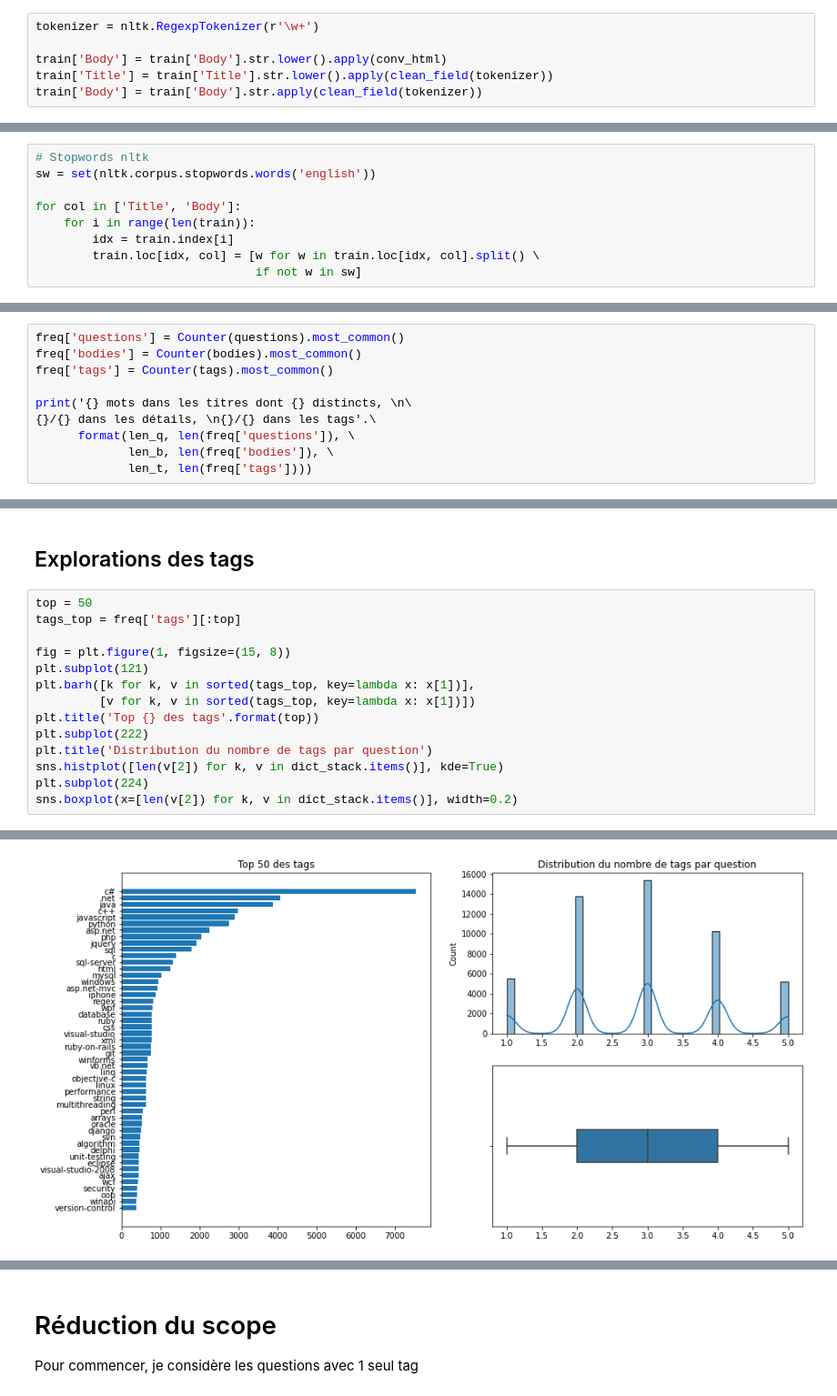
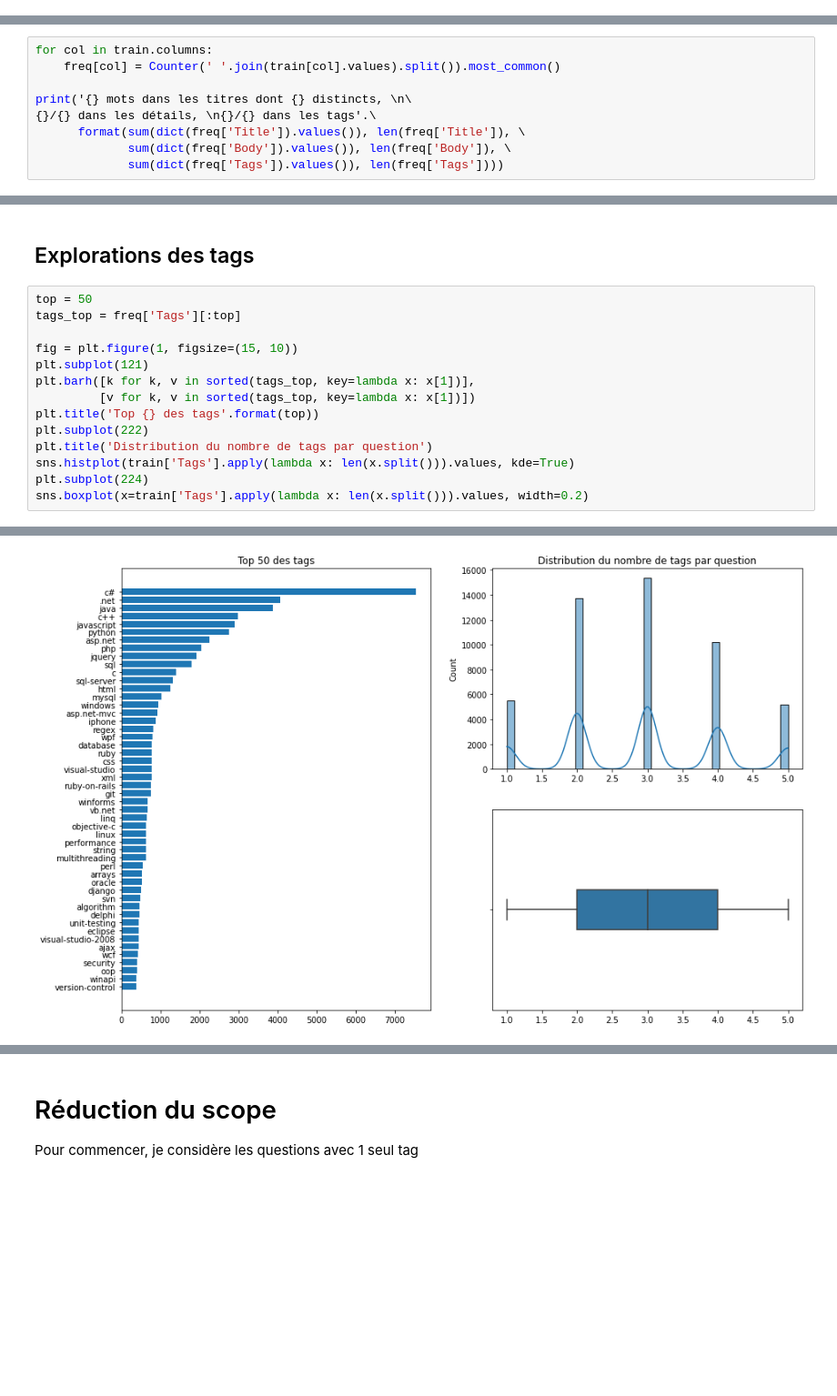
Before and after one commit to FKO78/OC-ds-p6, a Jupyter notebook: P6_Catégorisez_automatiquement_des_questions.ipynb, the cells around one changed output, grey strips where cells are left out. Shown at 91% size. Cells and saved outputs as stored; diff of their text form; blank space fills up the shorter version.

```diff
--- a/P6_Catégorisez_automatiquement_des_questions.ipynb
+++ b/P6_Catégorisez_automatiquement_des_questions.ipynb
@@ -153,6 +223,0 @@ memory usage: 1.5+ MB
-# %%
-tokenizer = nltk.RegexpTokenizer(r'\w+')
-
-train['Body'] = train['Body'].str.lower().apply(conv_html)
-train['Title'] = train['Title'].str.lower().apply(clean_field(tokenizer))
-train['Body'] = train['Body'].str.apply(clean_field(tokenizer))
@@ -209,22 +224,12 @@ train
-# %%
-# Stopwords nltk
-sw = set(nltk.corpus.stopwords.words('english'))
-
-for col in ['Title', 'Body']:
-    for i in range(len(train)):
-        idx = train.index[i]
-        train.loc[idx, col] = [w for w in train.loc[idx, col].split() \
-                               if not w in sw]
 # %% [markdown]
 # Dénombrements bruts
 # %%
-freq['questions'] = Counter(questions).most_common()
-freq['bodies'] = Counter(bodies).most_common()
-freq['tags'] = Counter(tags).most_common()
+for col in train.columns:
+    freq[col] = Counter(' '.join(train[col].values).split()).most_common()
 
 print('{} mots dans les titres dont {} distincts, \n\
 {}/{} dans les détails, \n{}/{} dans les tags'.\
-      format(len_q, len(freq['questions']), \
-             len_b, len(freq['bodies']), \
-             len_t, len(freq['tags'])))
+      format(sum(dict(freq['Title']).values()), len(freq['Title']), \
+             sum(dict(freq['Body']).values()), len(freq['Body']), \
+             sum(dict(freq['Tags']).values()), len(freq['Tags'])))
 # %% [output]
@@ -235,21 +240,21 @@ print('{} mots dans les titres dont {} distincts, \n\
 ## Explorations des tags
 # %%
 top = 50
-tags_top = freq['tags'][:top]
+tags_top = freq['Tags'][:top]
 
-fig = plt.figure(1, figsize=(15, 8))
+fig = plt.figure(1, figsize=(15, 10))
 plt.subplot(121)
 plt.barh([k for k, v in sorted(tags_top, key=lambda x: x[1])],
          [v for k, v in sorted(tags_top, key=lambda x: x[1])])
 plt.title('Top {} des tags'.format(top))
 plt.subplot(222)
 plt.title('Distribution du nombre de tags par question')
-sns.histplot([len(v[2]) for k, v in dict_stack.items()], kde=True)
+sns.histplot(train['Tags'].apply(lambda x: len(x.split())).values, kde=True)
 plt.subplot(224)
-sns.boxplot(x=[len(v[2]) for k, v in dict_stack.items()], width=0.2)
+sns.boxplot(x=train['Tags'].apply(lambda x: len(x.split())).values, width=0.2)
 # %% [output]
 <matplotlib.axes._subplots.AxesSubplot at 0x...>
-[figure, old version]
+[figure, new version]
 # %%
 top2 = 30
 
```
Also changed, not shown: parts of 12 cells of this notebook.
